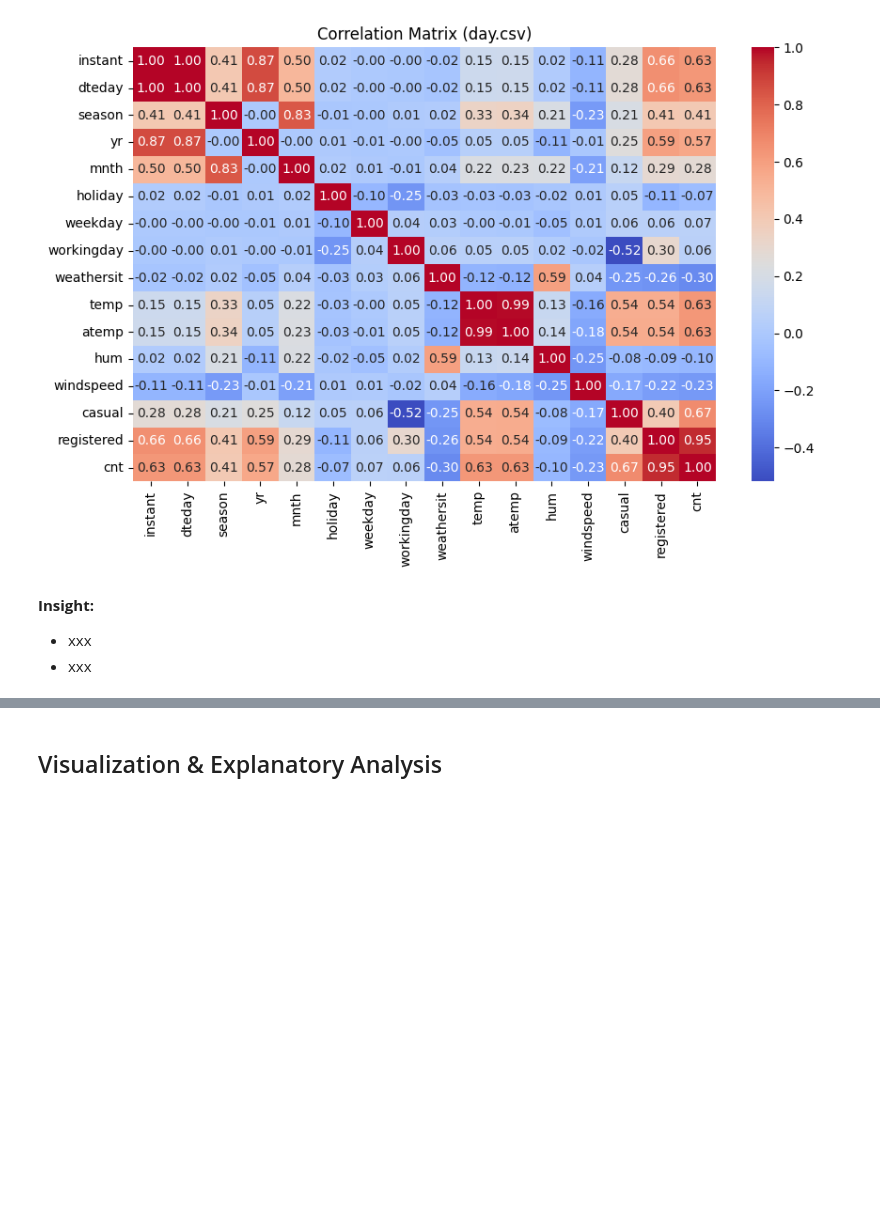
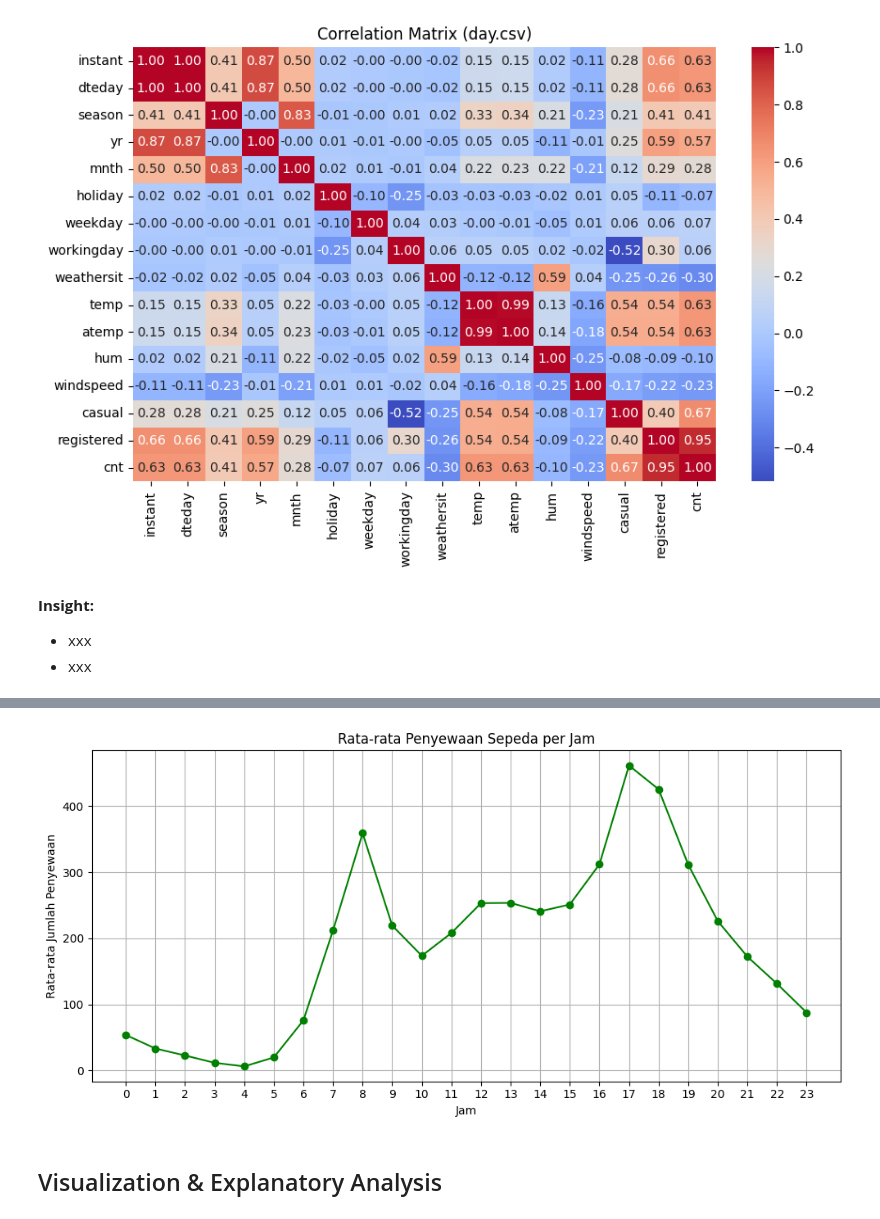
Before and after one commit to Andineers/dasboard.py, a Jupyter notebook: Proyek_Analisis_Data.ipynb, the cells around one changed output, grey strips where cells are left out. Saved outputs shown, nothing was run; the diff lists cells and outputs as text; code cells hidden in the pictures; blank space fills up the shorter version.

```diff
--- a/Proyek_Analisis_Data.ipynb
+++ b/Proyek_Analisis_Data.ipynb
@@ -141,3 +226,17 @@ plt.show()
+# %%
+avg_per_hour = df_hour.groupby("hr")["cnt"].mean()
+
+plt.figure(figsize=(10,5))
+plt.plot(avg_per_hour.index, avg_per_hour.values, marker='o', linestyle='-', color='green')
+plt.title("Rata-rata Penyewaan Sepeda per Jam")
+plt.xlabel("Jam")
+plt.ylabel("Rata-rata Jumlah Penyewaan")
+plt.xticks(range(0, 24))
+plt.grid(True)
+plt.tight_layout()
+plt.show()
+# %% [output]
+[figure, added]
 # %% [markdown]
 ## Visualization & Explanatory Analysis
 # %% [markdown]
```
Also changed, not shown: parts of 11 cells of this notebook, 2 other files.
